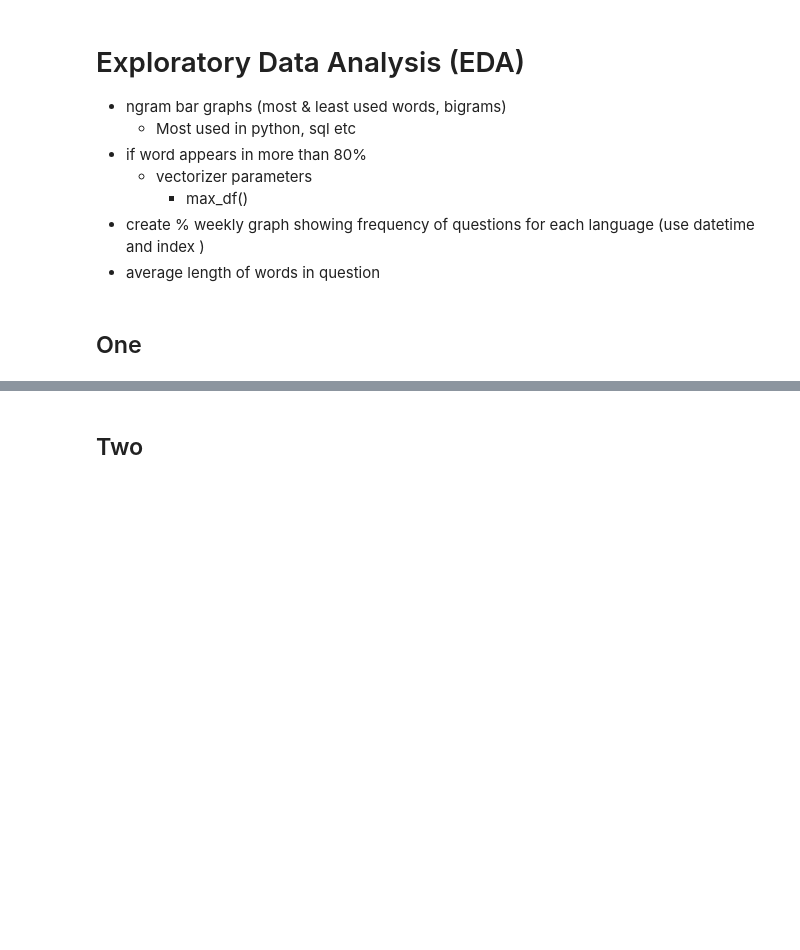
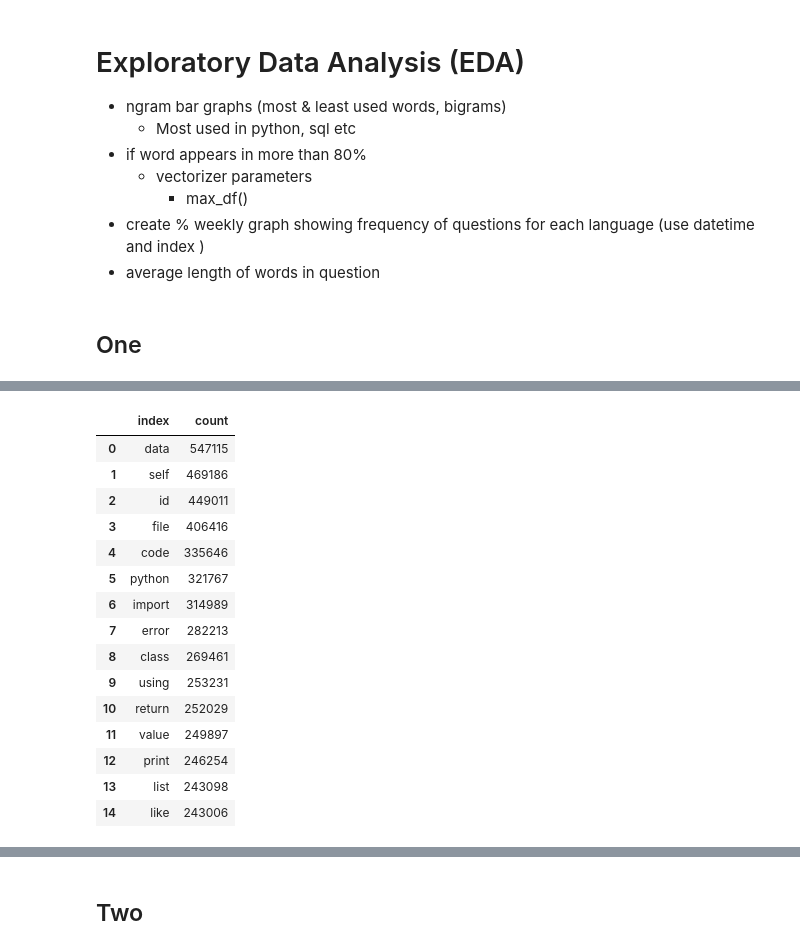
Before and after one commit to VPNA09/Stackoverflow-NLP, a Jupyter notebook: code/03 eda.ipynb, the cells around one changed output, grey strips where cells are left out. Saved outputs shown, nothing was run; the diff lists cells and outputs as text; code cells hidden in the pictures; blank space fills up the shorter version.

```diff
--- a/code/03 eda.ipynb
+++ b/code/03 eda.ipynb
@@ -146,0 +177,19 @@ cvec_df.columns
+# %%
+top15
+# %% [output]
+|  | index | count |
+| 0 | data | 547115 |
+| 1 | self | 469186 |
+| 2 | id | 449011 |
+| 3 | file | 406416 |
+| 4 | code | 335646 |
+| 5 | python | 321767 |
+| 6 | import | 314989 |
+| 7 | error | 282213 |
+| 8 | class | 269461 |
+| 9 | using | 253231 |
+| 10 | return | 252029 |
+| 11 | value | 249897 |
+| 12 | print | 246254 |
+| 13 | list | 243098 |
+| 14 | like | 243006 |
```
Also changed, not shown: parts of 32 cells of this notebook, 1 other file.
